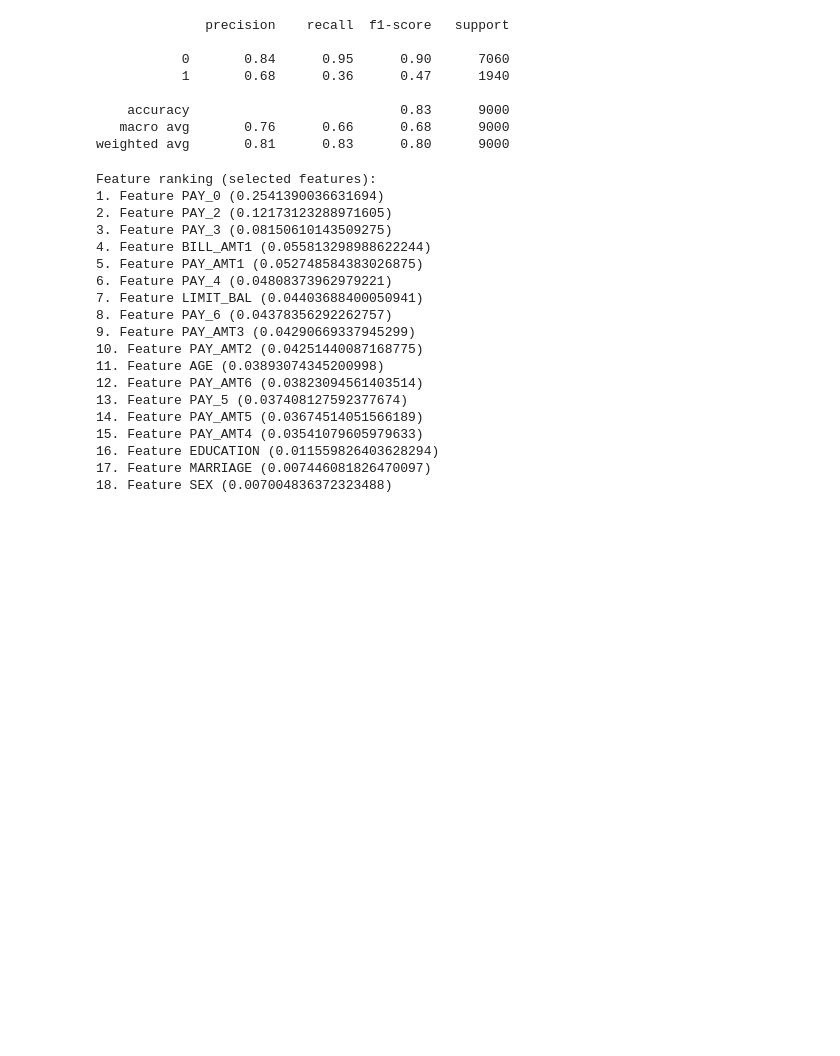
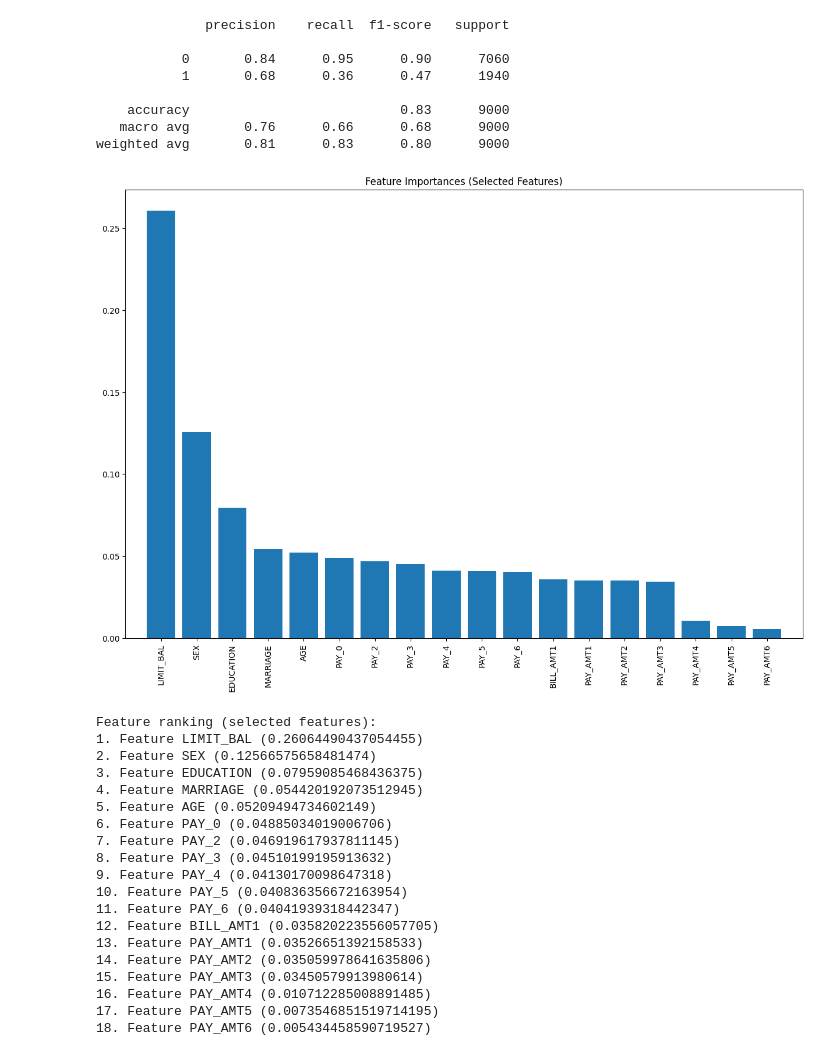
Before and after one commit to LucaBia/default-of-payments, a Jupyter notebook: main.ipynb, the cells around one changed output. Saved outputs shown, nothing was run; the diff lists cells and outputs as text; code cells hidden in the pictures; blank space fills up the shorter version.

```diff
--- a/main.ipynb
+++ b/main.ipynb
@@ -241,0 +308,4 @@ Feature ranking (all features):
+# %%
+# Standardize numerical features
+scaler = StandardScaler()
+X_scaled = scaler.fit_transform(X)
@@ -242,5 +323,5 @@ Feature ranking (all features):
 # %%
-# Apply Lasso regression with cross-validation
-lasso = LassoCV(cv=5, random_state=0)
+# Apply LassoCV with a wide range of alpha values
+lasso = LassoCV(alphas=np.logspace(-6, 0, 100), cv=10, random_state=0)
 lasso.fit(X_scaled, y)
 # %% [output]
@@ -278,8 +373,8 @@ PAY_AMT6
 X_selected = X[selected_features]
 X_train_sel, X_test_sel, y_train_sel, y_test_sel = train_test_split(X_selected, y, test_size=0.3, random_state=0)
 # %%
-# Perform GridSearchCV for hyperparameter tuning
-rf = RandomForestClassifier(random_state=0)
-grid_search = GridSearchCV(estimator=rf, param_grid=param_grid, cv=5, n_jobs=-1, verbose=2)
-grid_search.fit(X_train_sel, y_train_sel)
+# Random Forest with selected features
+random_forest_selected_features = RandomForestClassifier(random_state=0)
+grid_search_sel = GridSearchCV(estimator=random_forest_selected_features, param_grid=parameters, cv=5, n_jobs=-1, verbose=2)
+grid_search_sel.fit(X_train_sel, y_train_sel)
 # %% [output]
@@ -312,3 +404,5 @@ random_forest_lasso = grid_search.best_estimator_
+# %%
+random_forest_lasso = grid_search_sel.best_estimator_
 # %%
 # Evaluate the model
 y_pred_sel = random_forest_lasso.predict(X_test_sel)
@@ -325,31 +419,45 @@ print(report_sel)
    macro avg       0.76      0.66      0.68      9000
 weighted avg       0.81      0.83      0.80      9000
 # %%
-# Feature importance for the reduced model
+# Feature importance for the model with selected features
 importances_sel = random_forest_lasso.feature_importances_
 indices_sel = np.argsort(importances_sel)[::-1]
+feature_names_sel = np.array(X_selected.columns)
+indices_sel = indices_sel[:len(feature_names_sel)]
+
+sorted_importances_sel = importances_sel[indices_sel[:len(feature_names_sel)]]
+sorted_feature_names_sel = feature_names_sel[:len(indices_sel)]
+
+# Plot the feature importances
+plt.figure(figsize=(15, 10))
+plt.title("Feature Importances (Selected Features)")
+plt.bar(range(len(sorted_importances_sel)), sorted_importances_sel, align="center")
+plt.xticks(range(len(sorted_importances_sel)), sorted_feature_names_sel, rotation=90)
+plt.xlim([-1, len(sorted_importances_sel)])
+plt.show()
 
 # Print the feature ranking
 print("Feature ranking (selected features):")
-for f in range(X_selected.shape[1]):
-    print(f"{f + 1}. Feature {X_selected.columns[indices_sel[f]]} ({importances_sel[indices_sel[f]]})")
+for f in range(len(sorted_feature_names_sel)):
+    print(f"{f + 1}. Feature {sorted_feature_names_sel[f]} ({sorted_importances_sel[f]})")
 # %% [output]
+[figure, added]
 Feature ranking (selected features):
-1. Feature PAY_0 (0.2541390036631694)
-2. Feature PAY_2 (0.12173123288971605)
-3. Feature PAY_3 (0.08150610143509275)
-4. Feature BILL_AMT1 (0.055813298988622244)
-5. Feature PAY_AMT1 (0.052748584383026875)
-6. Feature PAY_4 (0.04808373962979221)
-7. Feature LIMIT_BAL (0.04403688400050941)
-8. Feature PAY_6 (0.04378356292262757)
-9. Feature PAY_AMT3 (0.04290669337945299)
-10. Feature PAY_AMT2 (0.04251440087168775)
-11. Feature AGE (0.03893074345200998)
-12. Feature PAY_AMT6 (0.03823094561403514)
-13. Feature PAY_5 (0.037408127592377674)
-14. Feature PAY_AMT5 (0.03674514051566189)
-15. Feature PAY_AMT4 (0.03541079605979633)
-16. Feature EDUCATION (0.011559826403628294)
-17. Feature MARRIAGE (0.007446081826470097)
-18. Feature SEX (0.007004836372323488)
+1. Feature LIMIT_BAL (0.26064490437054455)
+2. Feature SEX (0.12566575658481474)
+3. Feature EDUCATION (0.07959085468436375)
+4. Feature MARRIAGE (0.054420192073512945)
+5. Feature AGE (0.05209494734602149)
+6. Feature PAY_0 (0.04885034019006706)
+7. Feature PAY_2 (0.046919617937811145)
+8. Feature PAY_3 (0.04510199195913632)
+9. Feature PAY_4 (0.04130170098647318)
+10. Feature PAY_5 (0.040836356672163954)
+11. Feature PAY_6 (0.04041939318442347)
+12. Feature BILL_AMT1 (0.035820223556057705)
+13. Feature PAY_AMT1 (0.03526651392158533)
+14. Feature PAY_AMT2 (0.035059978641635806)
+15. Feature PAY_AMT3 (0.03450579913980614)
+16. Feature PAY_AMT4 (0.010712285008891485)
+17. Feature PAY_AMT5 (0.0073546851519714195)
+18. Feature PAY_AMT6 (0.005434458590719527)
```
Also changed, not shown: parts of 52 cells of this notebook.
